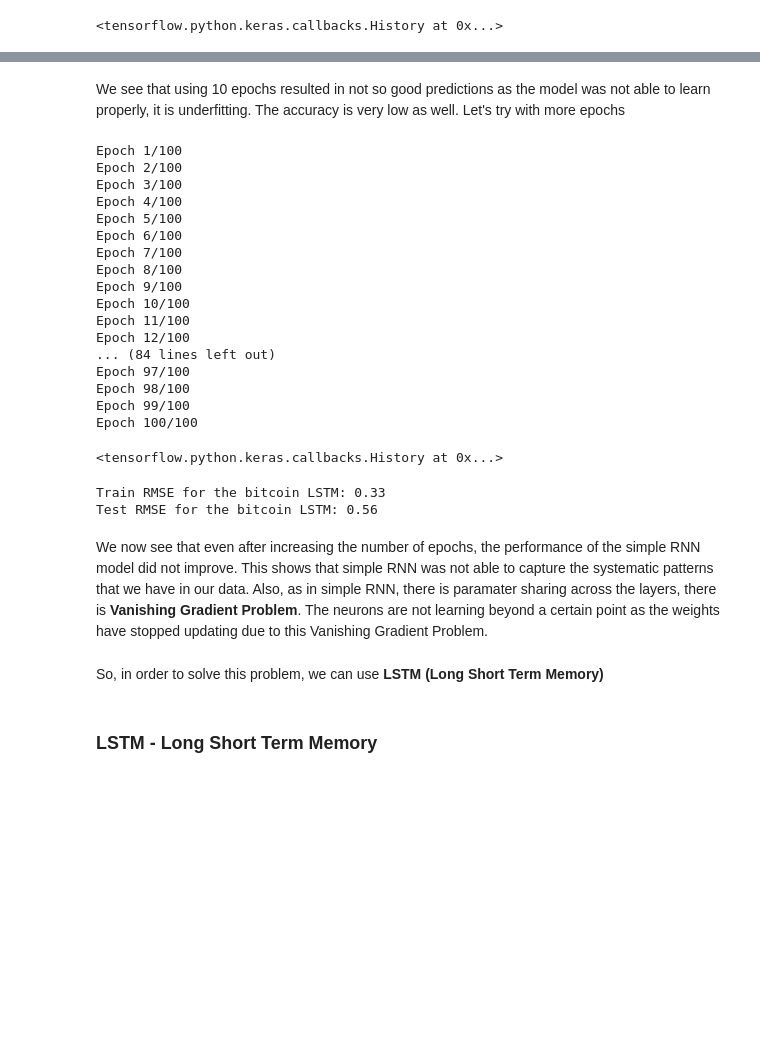
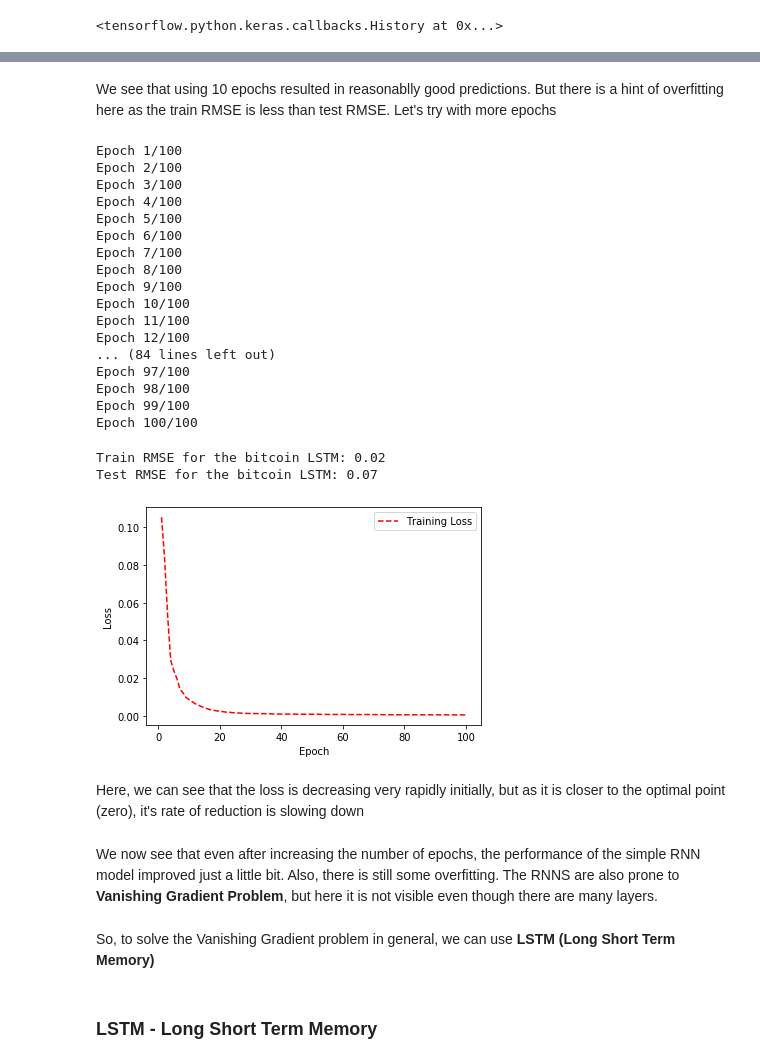
Before and after one commit to MohammedAamerHussain/Crypto-Portfolio-optimization, a Jupyter notebook: Prafulla_RNNs.ipynb, the cells around one changed output, grey strips where cells are left out. Drawn from its saved outputs; the diff is of its cells as text; code cells hidden in the pictures; blank space fills up the shorter version.

Commit message:
updating

```diff
--- a/Prafulla_RNNs.ipynb
+++ b/Prafulla_RNNs.ipynb
@@ -149,8 +150,10 @@ bitcoin_testX = np.reshape(bitcoin_testX, (bitcoin_testX.shape[0], 1, bitcoin_te
 # %%
 # using 10 epochs
 model_RNN = Sequential()
-model_RNN.add(SimpleRNN(1,activation = 'relu'))
-model_RNN.add(Dense(1,activation = 'relu'))
+model_RNN.add(SimpleRNN(64,activation = 'relu',return_sequences= True))
+model_RNN.add(SimpleRNN(8,activation = 'relu'))
+model_RNN.add(Dense(128,activation = 'relu'))
+model_RNN.add(Dense(1))
 model_RNN.compile(loss='mean_squared_error', optimizer='adam', metrics=['mean_squared_error'])
 model_RNN.fit(bitcoin_trainX, bitcoin_trainY, epochs=10, batch_size=240, verbose=1)
 # %% [output]
@@ -181,12 +184,14 @@ Test RMSE for the bitcoin LSTM: 0.56
 # %% [markdown]
-We see that using 10 epochs resulted in not so good predictions as the model was not able to learn properly, it is underfitting. The accuracy is very low as well. Let's try with more epochs
+We see that using 10 epochs resulted in reasonablly good predictions. But there is a hint of overfitting here as the train RMSE is less than test RMSE. Let's try with more epochs
 # %%
 # using 100 epochs
 model_RNN = Sequential()
-model_RNN.add(SimpleRNN(1,activation = 'relu'))
-model_RNN.add(Dense(1,activation = 'relu'))
+model_RNN.add(SimpleRNN(64,activation = 'relu',return_sequences= True))
+model_RNN.add(SimpleRNN(8,activation = 'relu'))
+model_RNN.add(Dense(128,activation = 'relu'))
+model_RNN.add(Dense(1))
 model_RNN.compile(loss='mean_squared_error', optimizer='adam', metrics=['mean_squared_error'])
-model_RNN.fit(bitcoin_trainX, bitcoin_trainY, epochs=100, batch_size=240, verbose=1)
+model_RNN_fitted = model_RNN.fit(bitcoin_trainX, bitcoin_trainY, epochs=100, batch_size=240, verbose=1)
 # %% [output]
 Epoch 1/100
 Epoch 2/100
@@ -205,7 +210,6 @@ Epoch 97/100
 Epoch 98/100
 Epoch 99/100
 Epoch 100/100
-<tensorflow.python.keras.callbacks.History at 0x...>
 # %%
 # make predictions
 bitcoin_trainPredict_RNN = model_RNN.predict(bitcoin_trainX)
@@ -217,12 +221,29 @@ print('Train RMSE for the bitcoin LSTM: %.2f' % (bitcoin_trainScore))
 bitcoin_testScore = np.sqrt(MSE(bitcoin_testY, bitcoin_testPredict_RNN))
 print('Test RMSE for the bitcoin LSTM: %.2f' % (bitcoin_testScore))
 # %% [output]
-Train RMSE for the bitcoin LSTM: 0.33
-Test RMSE for the bitcoin LSTM: 0.56
+Train RMSE for the bitcoin LSTM: 0.02
+Test RMSE for the bitcoin LSTM: 0.07
-# %% [markdown]
-We now see that even after increasing the number of epochs, the performance of the simple RNN model did not improve. This shows that simple RNN was not able to capture the systematic patterns that we have in our data. Also, as in simple RNN, there is paramater sharing across the layers, there is **Vanishing Gradient Problem**. The neurons are not learning beyond a certain point as the weights have stopped updating due to this Vanishing Gradient Problem.
+# %%
+# Get training loss histories
+training_loss = model_RNN_fitted.history['loss']
+
+# Create count of the number of epochs
+epoch_count = range(1, len(training_loss) + 1)
+
+# Visualize loss history
+plt.plot(epoch_count, training_loss, 'r--')
+plt.legend(['Training Loss', 'Test Loss'])
+plt.xlabel('Epoch')
+plt.ylabel('Loss')
+plt.show();
+# %% [output]
+[figure, added]
+# %% [markdown]
+Here, we can see that the loss is decreasing very rapidly initially, but as it is closer to the optimal point (zero), it's rate of reduction is slowing down
+# %% [markdown]
+We now see that even after increasing the number of epochs, the performance of the simple RNN model improved just a little bit. Also, there is still some overfitting. The RNNS are also prone to **Vanishing Gradient Problem**, but here it is not visible even though there are many layers.
 # %% [markdown]
-So, in order to solve this problem, we can use **LSTM (Long Short Term Memory)**
+So, to solve the Vanishing Gradient problem in general, we can use **LSTM (Long Short Term Memory)**
 # %% [markdown]
 ### LSTM - Long Short Term Memory
 # %%
```
Also changed, not shown: parts of 20 cells of this notebook, 3 other files.
